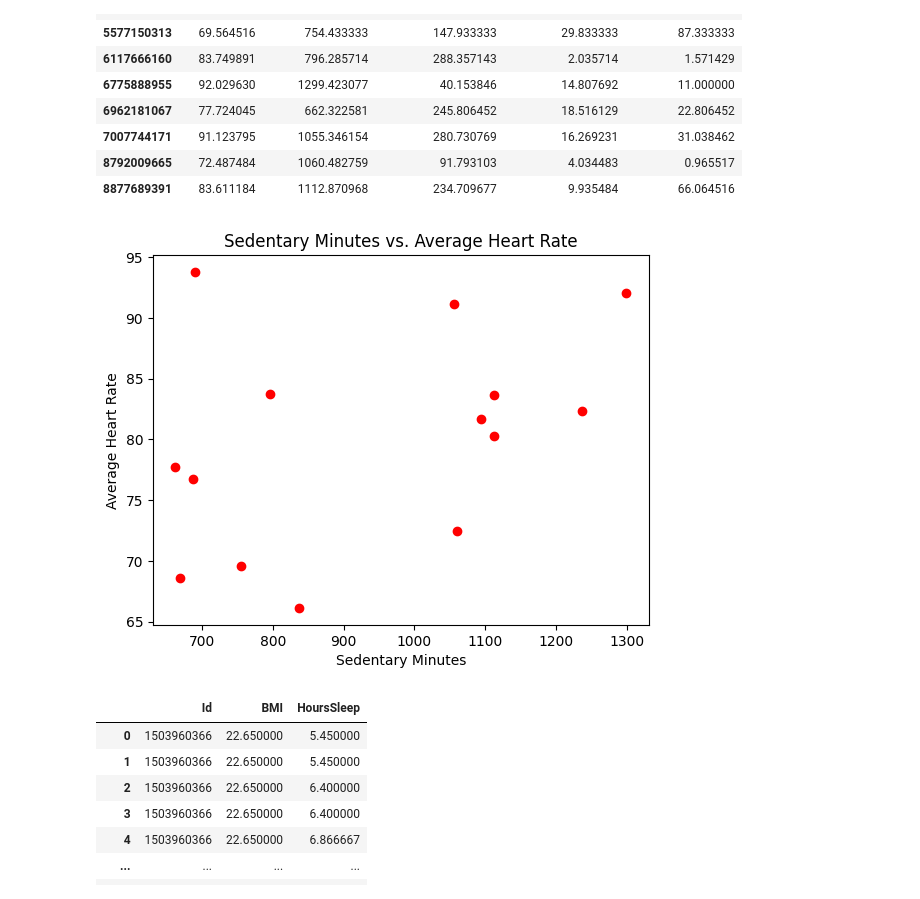
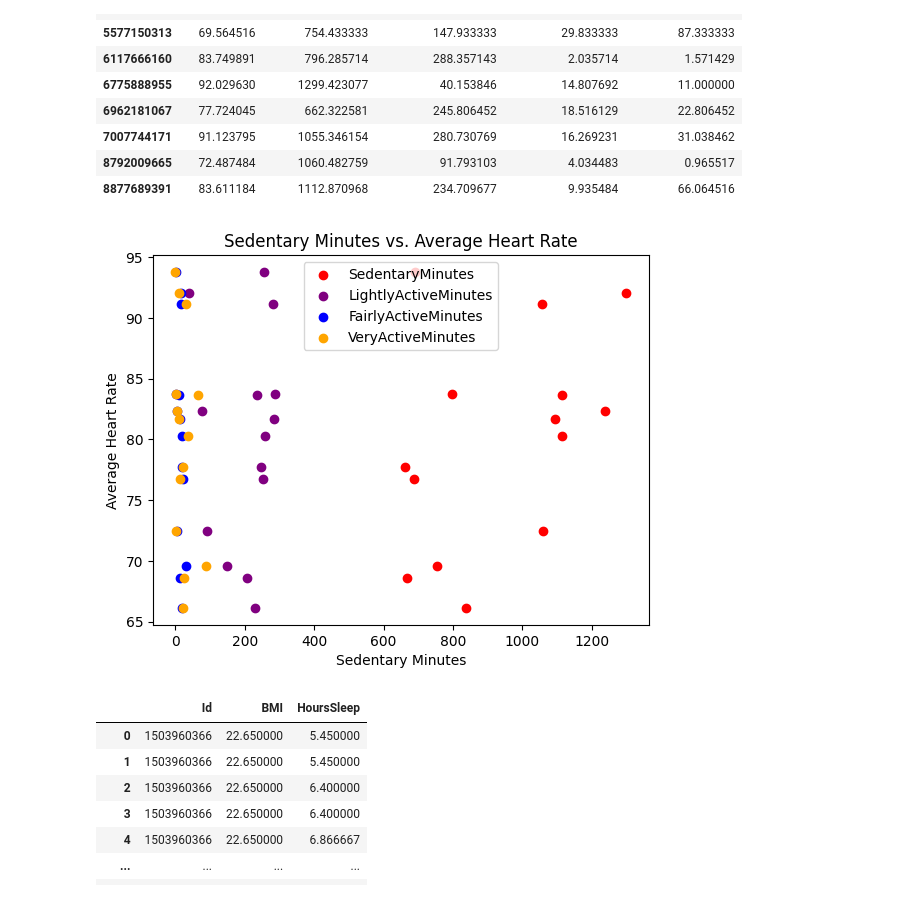
Before and after one commit to caitepley/Group1-Project1, a Jupyter notebook: main.ipynb, the cells around one changed output. Drawn from its saved outputs; the diff is of its cells as text; code cells hidden in the pictures.

Commit message:
fix scatterplot

```diff
--- a/main.ipynb
+++ b/main.ipynb
@@ -54,16 +54,16 @@ summary_act_heart_rate
 | 8877689391 | 83.611184 | 1112.870968 | 234.709677 | 9.935484 | 66.064516 |
 # %%
 plt.scatter(summary_act_heart_rate['SedentaryMinutes'],summary_act_heart_rate['BeatsPerMin'],c='red')
-#plt.scatter(summary_act_heart_rate['LightlyActiveMinutes'],summary_act_heart_rate['BeatsPerMin'],c='purple')
-#plt.scatter(summary_act_heart_rate['FairlyActiveMinutes'],summary_act_heart_rate['BeatsPerMin'],c='blue')
-#plt.scatter(summary_act_heart_rate['VeryActiveMinutes'],summary_act_heart_rate['BeatsPerMin'],c='orange')
+plt.scatter(summary_act_heart_rate['LightlyActiveMinutes'],summary_act_heart_rate['BeatsPerMin'],c='purple')
+plt.scatter(summary_act_heart_rate['FairlyActiveMinutes'],summary_act_heart_rate['BeatsPerMin'],c='blue')
+plt.scatter(summary_act_heart_rate['VeryActiveMinutes'],summary_act_heart_rate['BeatsPerMin'],c='orange')
 plt.title('Sedentary Minutes vs. Average Heart Rate')
 plt.xlabel('Sedentary Minutes')
 plt.ylabel('Average Heart Rate')
-#plt.legend(['SedentaryMinutes','LightlyActiveMinutes','FairlyActiveMinutes','VeryActiveMinutes'])
+plt.legend(['SedentaryMinutes','LightlyActiveMinutes','FairlyActiveMinutes','VeryActiveMinutes'])
 plt.show()
 # %% [output]
-[figure, old version]
+[figure, new version]
 # %%
 # How does the amount of sleep affect weight?
 # Need dataframe from sleepDay_merged and weightLogInfo_merged
```
Also changed, not shown: parts of 1 cell of this notebook.
